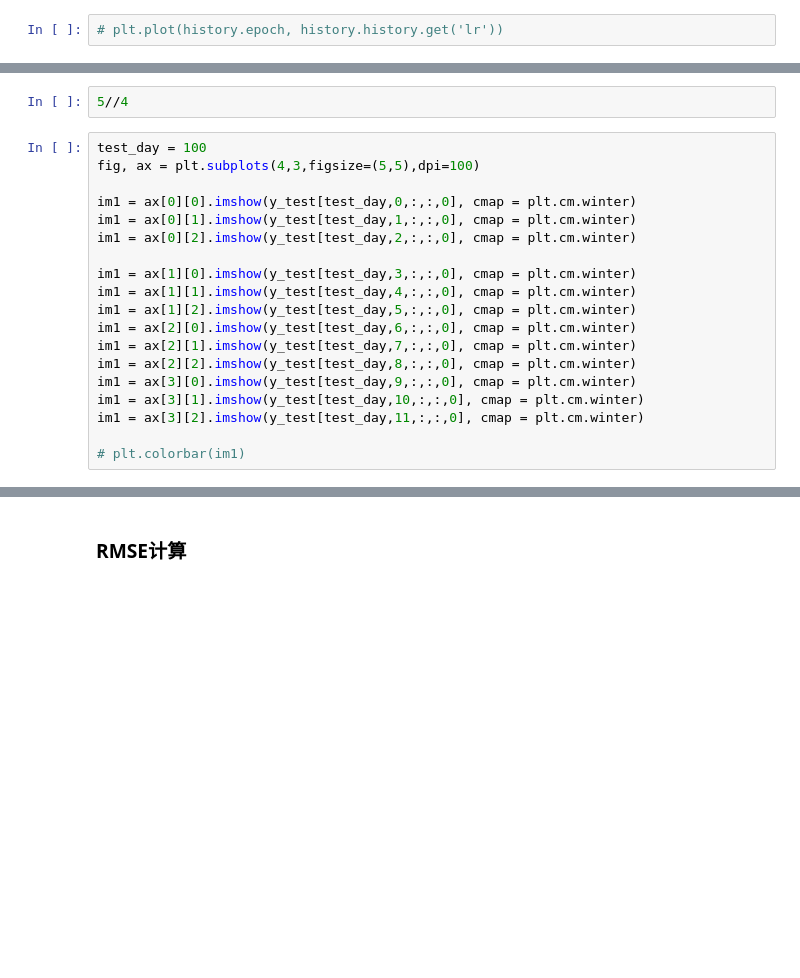
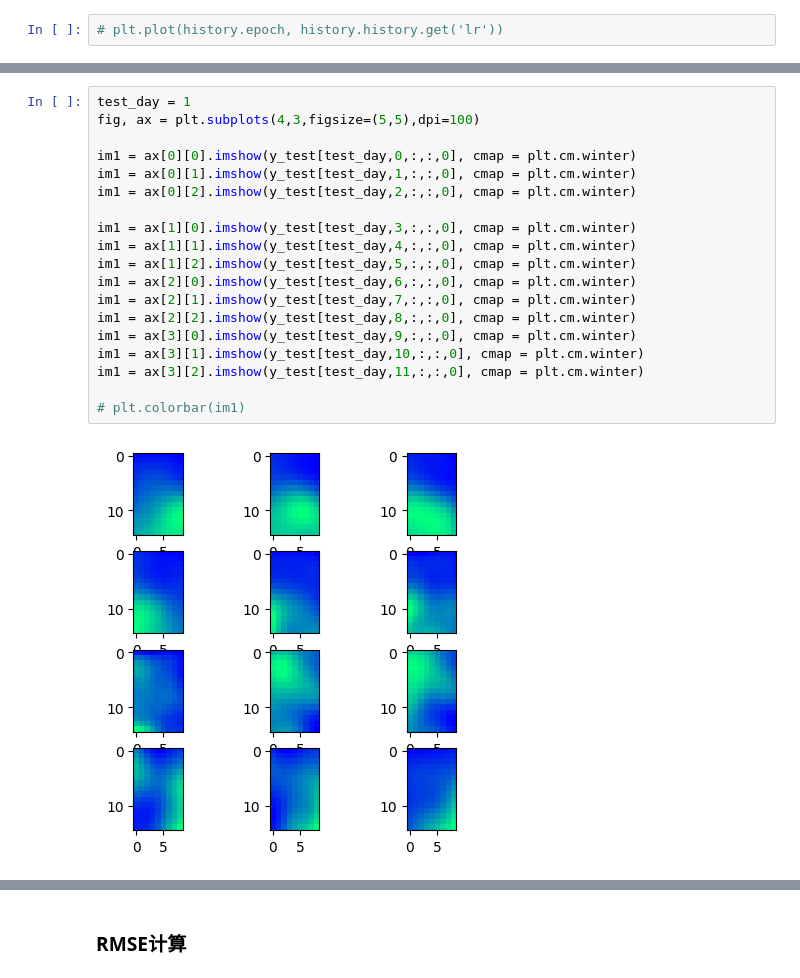
Before and after one commit to leeliangchao/-spatiotemporal-pedict, a Jupyter notebook: 解决了多步预测.ipynb, the cells around one changed output, grey strips where cells are left out. Drawn from its saved outputs; the diff is of its cells as text; blank space fills up the shorter version.

```diff
--- a/解决了多步预测.ipynb
+++ b/解决了多步预测.ipynb
@@ -280,24 +285,24 @@ predict.shape
-# %%
-5//4
 # %%
-test_day = 100
+test_day = 1
 fig, ax = plt.subplots(4,3,figsize=(5,5),dpi=100)
 
 im1 = ax[0][0].imshow(y_test[test_day,0,:,:,0], cmap = plt.cm.winter)
 im1 = ax[0][1].imshow(y_test[test_day,1,:,:,0], cmap = plt.cm.winter)
 im1 = ax[0][2].imshow(y_test[test_day,2,:,:,0], cmap = plt.cm.winter)
 
 im1 = ax[1][0].imshow(y_test[test_day,3,:,:,0], cmap = plt.cm.winter)
 im1 = ax[1][1].imshow(y_test[test_day,4,:,:,0], cmap = plt.cm.winter)
 im1 = ax[1][2].imshow(y_test[test_day,5,:,:,0], cmap = plt.cm.winter)
 im1 = ax[2][0].imshow(y_test[test_day,6,:,:,0], cmap = plt.cm.winter)
 im1 = ax[2][1].imshow(y_test[test_day,7,:,:,0], cmap = plt.cm.winter)
 im1 = ax[2][2].imshow(y_test[test_day,8,:,:,0], cmap = plt.cm.winter)
 im1 = ax[3][0].imshow(y_test[test_day,9,:,:,0], cmap = plt.cm.winter)
 im1 = ax[3][1].imshow(y_test[test_day,10,:,:,0], cmap = plt.cm.winter)
 im1 = ax[3][2].imshow(y_test[test_day,11,:,:,0], cmap = plt.cm.winter)
 
 # plt.colorbar(im1)
+# %% [output]
+[figure, added]
 # %%
 fig, ax = plt.subplots(4,3,figsize=(5,5),dpi=100)
 
```
Also changed, not shown: parts of 13 cells of this notebook.
